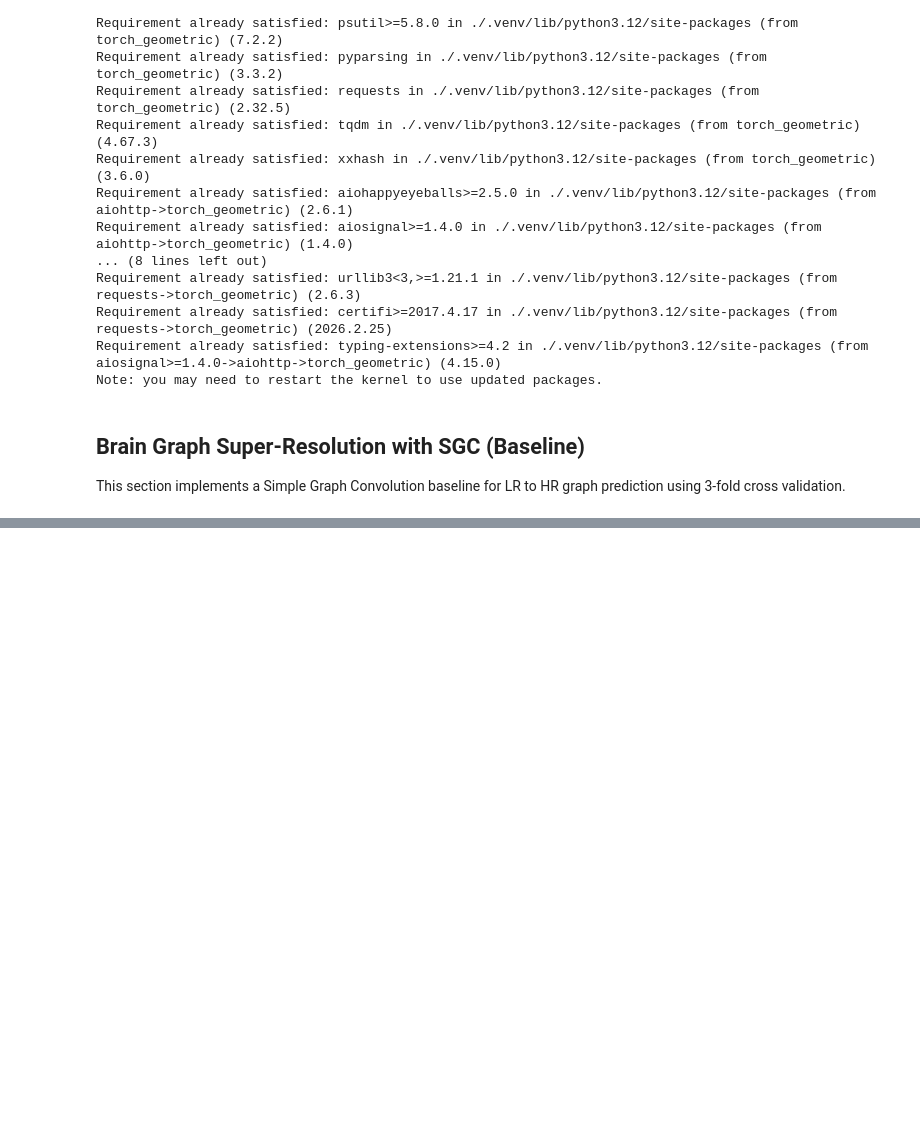
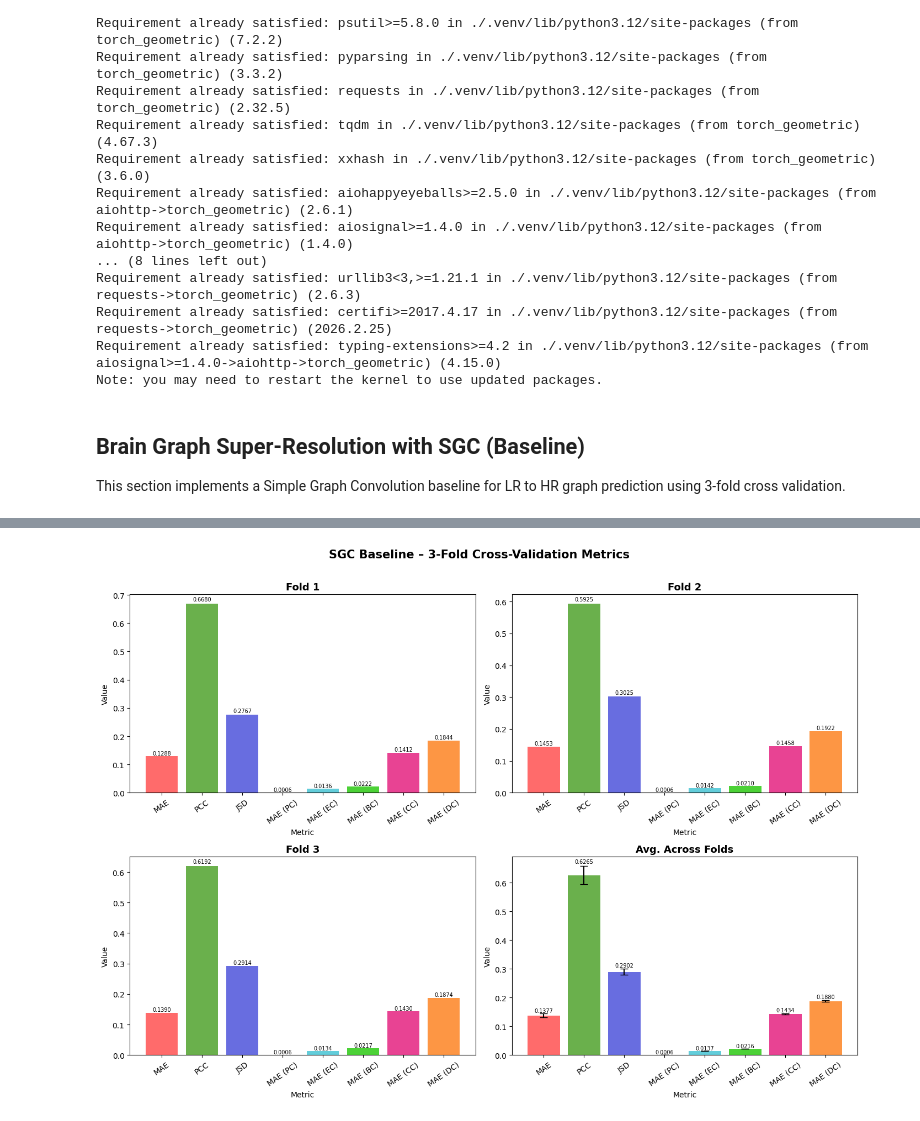
Before and after one commit to maplesugano/DGL2026_GroupCW, a Jupyter notebook: baseline.ipynb, the cells around one changed output, grey strips where cells are left out. Saved outputs shown, nothing was run; the diff lists cells and outputs as text; code cells hidden in the pictures; blank space fills up the shorter version.

Commit message:
added baseline

```diff
--- a/baseline.ipynb
+++ b/baseline.ipynb
@@ -221,6 +242,7 @@ def save_predictions_csv(pred_vecs: np.ndarray, out_path: str):
     np.savetxt(out_path, data, delimiter=",", header=header, comments="")
 # %%
 lr_vecs, hr_vecs = load_train_data(TRAIN_LR_PATH, TRAIN_HR_PATH)
+lr_vecs, hr_vecs = remove_outlier_subjects(lr_vecs, hr_vecs)
 
 lr_mats = vectors_to_matrices(lr_vecs, 160).astype(np.float32)
 hr_vecs = hr_vecs.astype(np.float32)
@@ -285,13 +307,4 @@ for fold_idx, (train_idx, val_idx) in enumerate(kfold.split(lr_mats), start=1):
 metric_names = list(all_fold_metrics[0].keys())
 means = [np.mean([m[n] for m in all_fold_metrics]) for n in metric_names]
 stds = [np.std([m[n] for m in all_fold_metrics]) for n in metric_names]
-
-plt.figure(figsize=(12, 6))
-plt.bar(metric_names, means, yerr=stds, capsize=4, color="#4C72B0")
-plt.xticks(rotation=45, ha="right")
-plt.title("3-Fold CV Metrics (Mean +/- Std)")
-plt.ylabel("Score")
-plt.grid(axis="y", linestyle="--", alpha=0.6)
-plt.tight_layout()
-plt.show()
 # %% [output]
@@ -315,0 +328,69 @@ Epoch 140 | Train MAE: 159.854450
+# %%
+
+import matplotlib.pyplot as plt
+import numpy as np-
+
+# ── Data from all_fold_metrics ──────────────────────────────────────────────
+fold1, fold2, fold3 = all_fold_metrics[0], all_fold_metrics[1], all_fold_metrics[2]
+
+metric_keys   = list(fold1.keys())
+metric_labels = [k.replace("(", " (") if "(" in k and k[3] != " " else k
+                 for k in metric_keys]
+
+mean_values = [np.mean([f[k] for f in all_fold_metrics]) for k in metric_keys]
+std_values  = [np.std ([f[k] for f in all_fold_metrics]) for k in metric_keys]
+
+# ── Consistent color palette ────────────────────────────────────────────────
+colors = [
+    "#ff6b6b", "#6ab04c", "#686de0", "#f6c667",
+    "#63cdda", "#4cd137", "#e84393", "#fd9644",
+]
+
+# ── Figure ──────────────────────────────────────────────────────────────────
+fig, axes = plt.subplots(2, 2, figsize=(14, 10))
+
+fold_data  = [fold1,    fold2,    fold3]
+fold_titles = ["Fold 1", "Fold 2", "Fold 3"]
+ax_order   = [axes[0, 0], axes[0, 1], axes[1, 0], axes[1, 1]]
+
+# Per-fold subplots
+for ax, fold, title in zip(ax_order[:3], fold_data, fold_titles):
+    values = [fold[k] for k in metric_keys]
+    bars = ax.bar(metric_labels, values, color=colors[:len(metric_keys)])
+    ax.set_title(title, fontsize=13, fontweight="bold")
+    ax.set_xlabel("Metric", fontsize=10)
+    ax.set_ylabel("Value",  fontsize=10)
+    ax.tick_params(axis="x", rotation=35)
+    for bar, val in zip(bars, values):
+        ax.text(
+            bar.get_x() + bar.get_width() / 2,
+            bar.get_height() * 1.01,
+            f"{val:.4f}",
+            ha="center", va="bottom", fontsize=7,
+        )
+
+# Average subplot with error bars
+ax_avg = ax_order[3]
+bars = ax_avg.bar(
+    metric_labels, mean_values,
+    yerr=std_values, capsize=5,
+    color=colors[:len(metric_keys)],
+    error_kw={"elinewidth": 1.5, "ecolor": "black"},
+)
+ax_avg.set_title("Avg. Across Folds", fontsize=13, fontweight="bold")
+ax_avg.set_xlabel("Metric", fontsize=10)
+ax_avg.set_ylabel("Value",  fontsize=10)
+ax_avg.tick_params(axis="x", rotation=35)
+for bar, mean, std in zip(bars, mean_values, std_values):
+    ax_avg.text(
+        bar.get_x() + bar.get_width() / 2,
+        bar.get_height() + std + bar.get_height() * 0.01,
+        f"{mean:.4f}",
+        ha="center", va="bottom", fontsize=7,
+    )
+
+plt.suptitle("SGC Baseline – 3-Fold Cross-Validation Metrics", fontsize=15, fontweight="bold", y=1.01)
+plt.tight_layout()
+plt.show()
+# %% [output]
+[figure, added]
```
Also changed, not shown: parts of 3 cells of this notebook, 5 other files.
